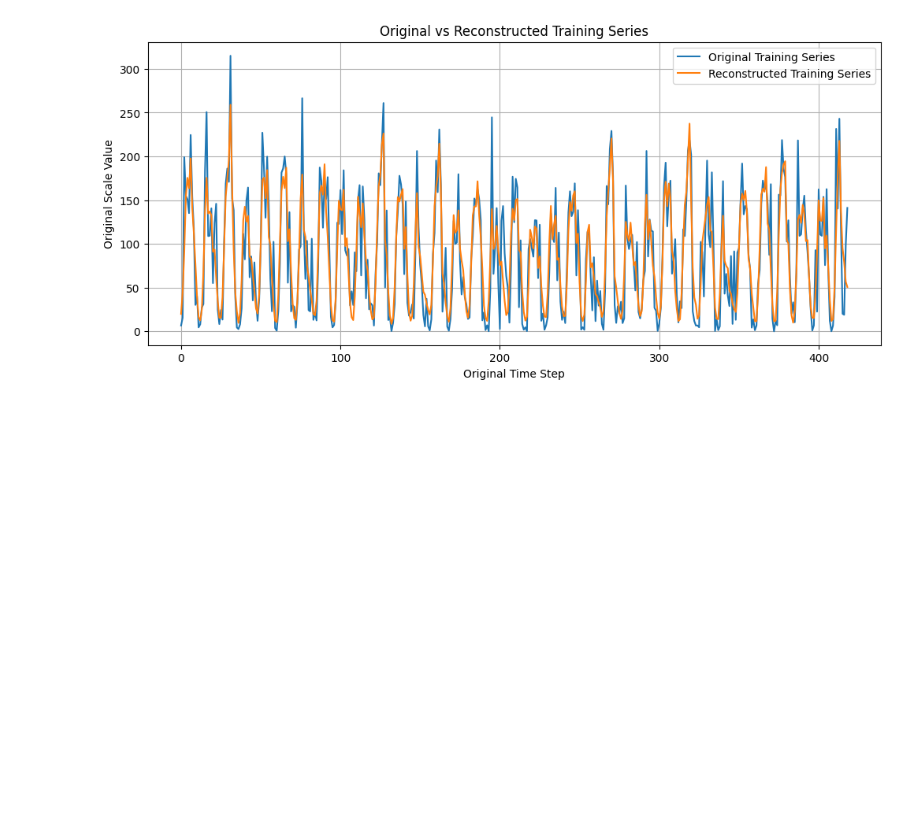
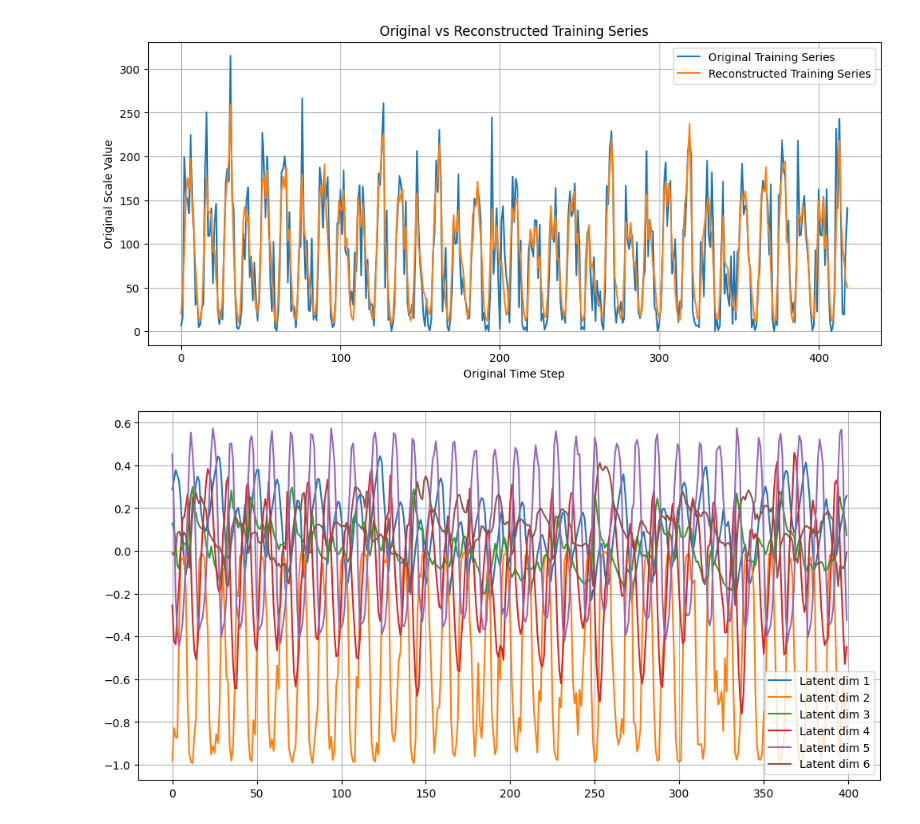
Before and after one commit to tripathydevjyoti/Quantum-Machine-Learning-, a Jupyter notebook: data-re upload/lstmae_train.ipynb, the cells around one changed output. Drawn from its saved outputs; the diff is of its cells as text; code cells hidden in the pictures; blank space fills up the shorter version.

```diff
--- a/data-re upload/lstmae_train.ipynb
+++ b/data-re upload/lstmae_train.ipynb
@@ -258,3 +258,20 @@ plt.grid(True)
 plt.show()
 # %% [output]
 [figure]
+# %%
+model.eval()
+
+with torch.no_grad():
+    x_enc_repeated_train, enc_out_train = model.encoder(X_train_torch.to(device))
+
+latent_train = x_enc_repeated_train[:, 0, :].cpu().numpy()
+
+plt.figure(figsize=(12, 6))
+for i in range(latent_train.shape[1]):
+    plt.plot(latent_train[:,i], label = f"Latent dim {i+1}")
+
+plt.legend()
+plt.grid(True)
+plt.show()
+# %% [output]
+[figure, added]
```
Also changed, not shown: parts of 1 cell of this notebook.
